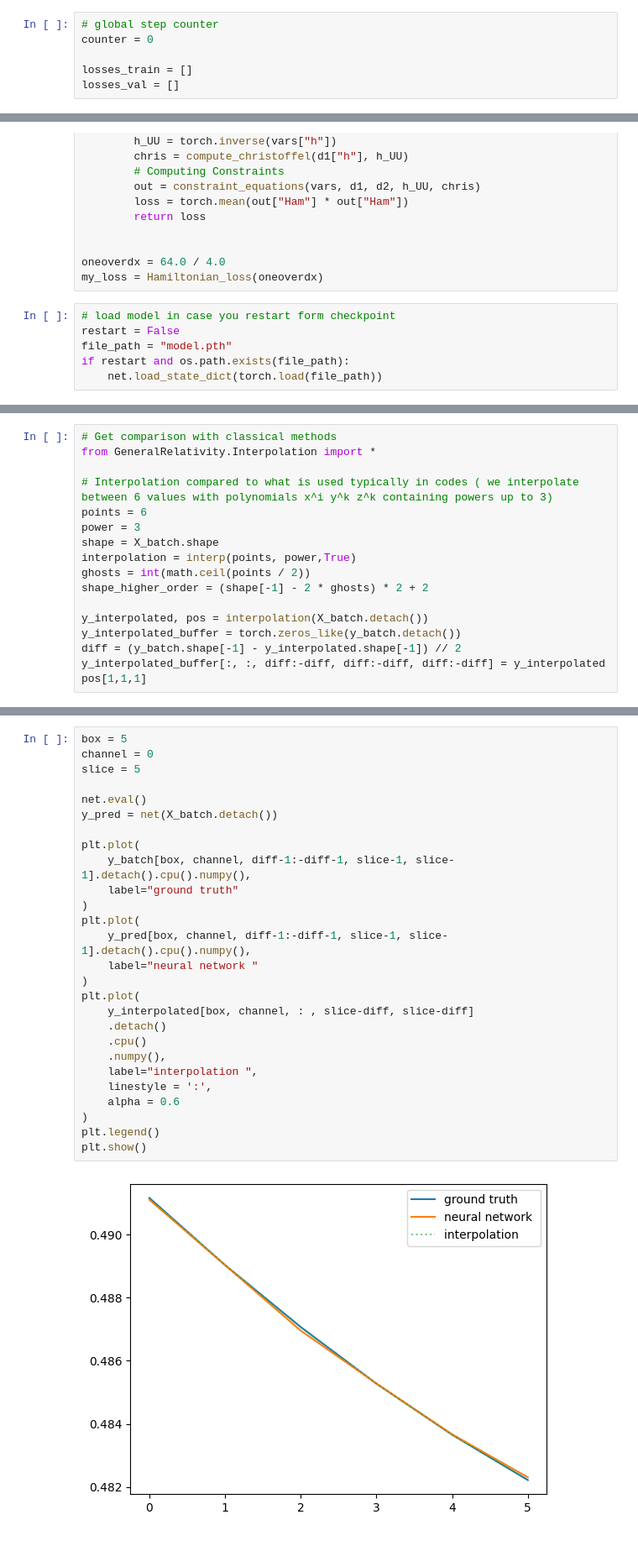
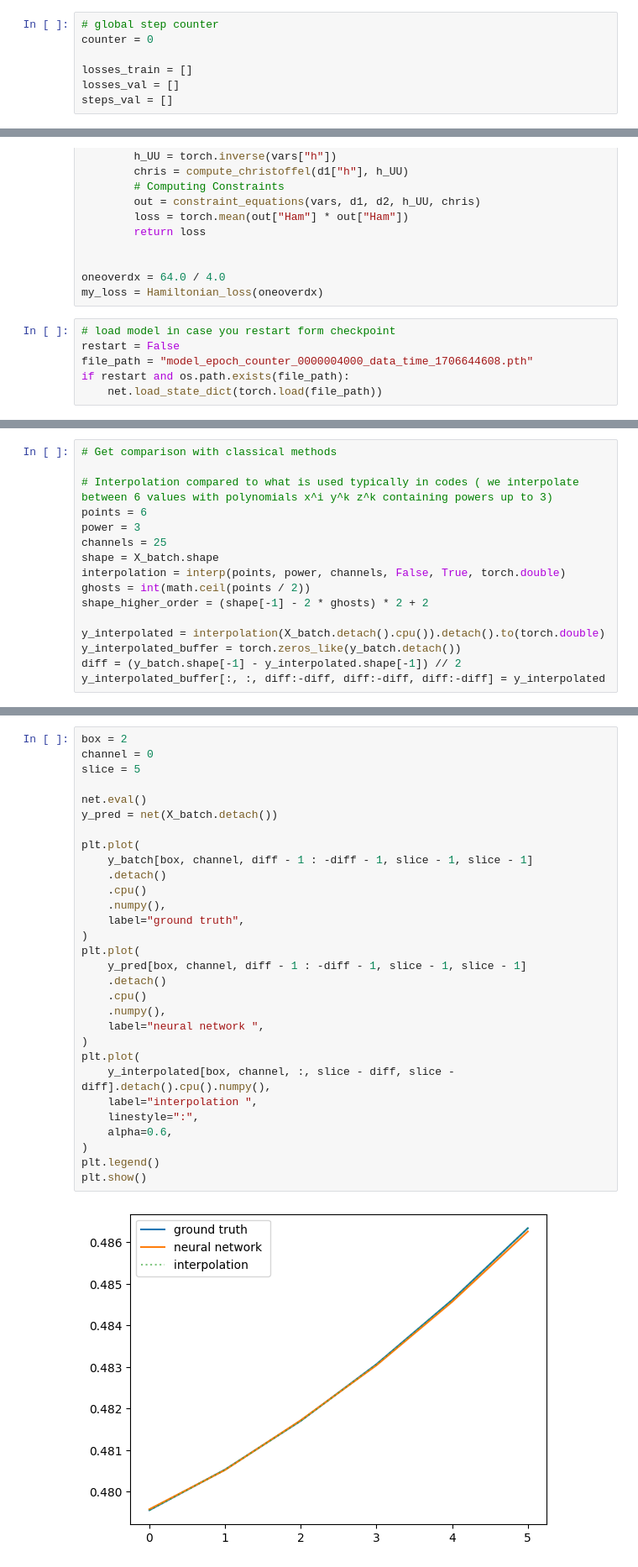
Before and after one commit to ThomasHelfer/TorchGRTL, a Jupyter notebook: notebook.ipynb, the cells around one changed output, grey strips where cells are left out. Shown at 84% size. Cells and saved outputs as stored; diff of their text form.

```diff
--- a/notebook.ipynb
+++ b/notebook.ipynb
@@ -113,6 +137,7 @@ counter = 0
 
 losses_train = []
 losses_val = []
+steps_val = []
 # %%
 # Create a random 3D low-resolution input tensor (batch size, channels, depth, height, width)
 input_tensor = torch.randn(1, 25, 32, 32, 32)  # Adjust dimensions as needed
@@ -181,7 +219,7 @@ my_loss = Hamiltonian_loss(oneoverdx)
 # %%
 # load model in case you restart form checkpoint
 restart = False
-file_path = "model.pth"
+file_path = "model_epoch_counter_0000004000_data_time_1706644608.pth"
 if restart and os.path.exists(file_path):
     net.load_state_dict(torch.load(file_path))
 # %%
@@ -288,17 +347,16 @@ writer.close()
 # %%
 # Get comparison with classical methods
-from GeneralRelativity.Interpolation import *
 
 # Interpolation compared to what is used typically in codes ( we interpolate between 6 values with polynomials x^i y^k z^k containing powers up to 3)
 points = 6
 power = 3
+channels = 25
 shape = X_batch.shape
-interpolation = interp(points, power,True)
+interpolation = interp(points, power, channels, False, True, torch.double)
 ghosts = int(math.ceil(points / 2))
 shape_higher_order = (shape[-1] - 2 * ghosts) * 2 + 2
 
-y_interpolated, pos = interpolation(X_batch.detach())
+y_interpolated = interpolation(X_batch.detach().cpu()).detach().to(torch.double)
 y_interpolated_buffer = torch.zeros_like(y_batch.detach())
 diff = (y_batch.shape[-1] - y_interpolated.shape[-1]) // 2
 y_interpolated_buffer[:, :, diff:-diff, diff:-diff, diff:-diff] = y_interpolated
-pos[1,1,1]
@@ -365,29 +438,32 @@ plt.plot(
 # %%
-box = 5
+box = 2
 channel = 0
 slice = 5
 
 net.eval()
 y_pred = net(X_batch.detach())
 
 plt.plot(
-    y_batch[box, channel, diff-1:-diff-1, slice-1, slice-1].detach().cpu().numpy(),
-    label="ground truth"
-)
-plt.plot(
-    y_pred[box, channel, diff-1:-diff-1, slice-1, slice-1].detach().cpu().numpy(),
-    label="neural network "
-)
-plt.plot(
-    y_interpolated[box, channel, : , slice-diff, slice-diff]
+    y_batch[box, channel, diff - 1 : -diff - 1, slice - 1, slice - 1]
     .detach()
     .cpu()
     .numpy(),
+    label="ground truth",
+)
+plt.plot(
+    y_pred[box, channel, diff - 1 : -diff - 1, slice - 1, slice - 1]
+    .detach()
+    .cpu()
+    .numpy(),
+    label="neural network ",
+)
+plt.plot(
+    y_interpolated[box, channel, :, slice - diff, slice - diff].detach().cpu().numpy(),
     label="interpolation ",
-    linestyle = ':',
-    alpha = 0.6
+    linestyle=":",
+    alpha=0.6,
 )
 plt.legend()
 plt.show()
 # %% [output]
-[figure, old version]
+[figure, new version]
```
Also changed, not shown: parts of 11 cells of this notebook.
